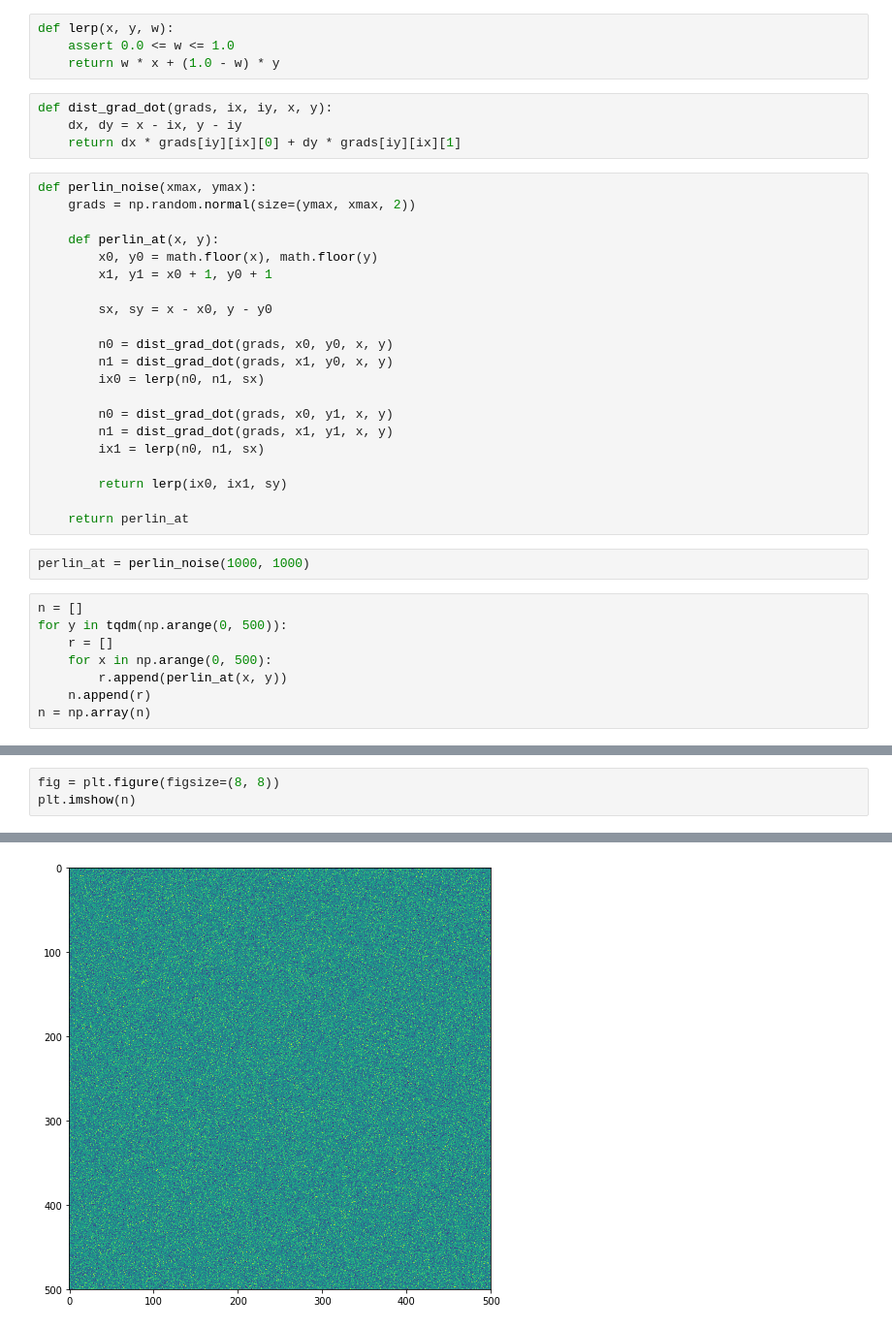
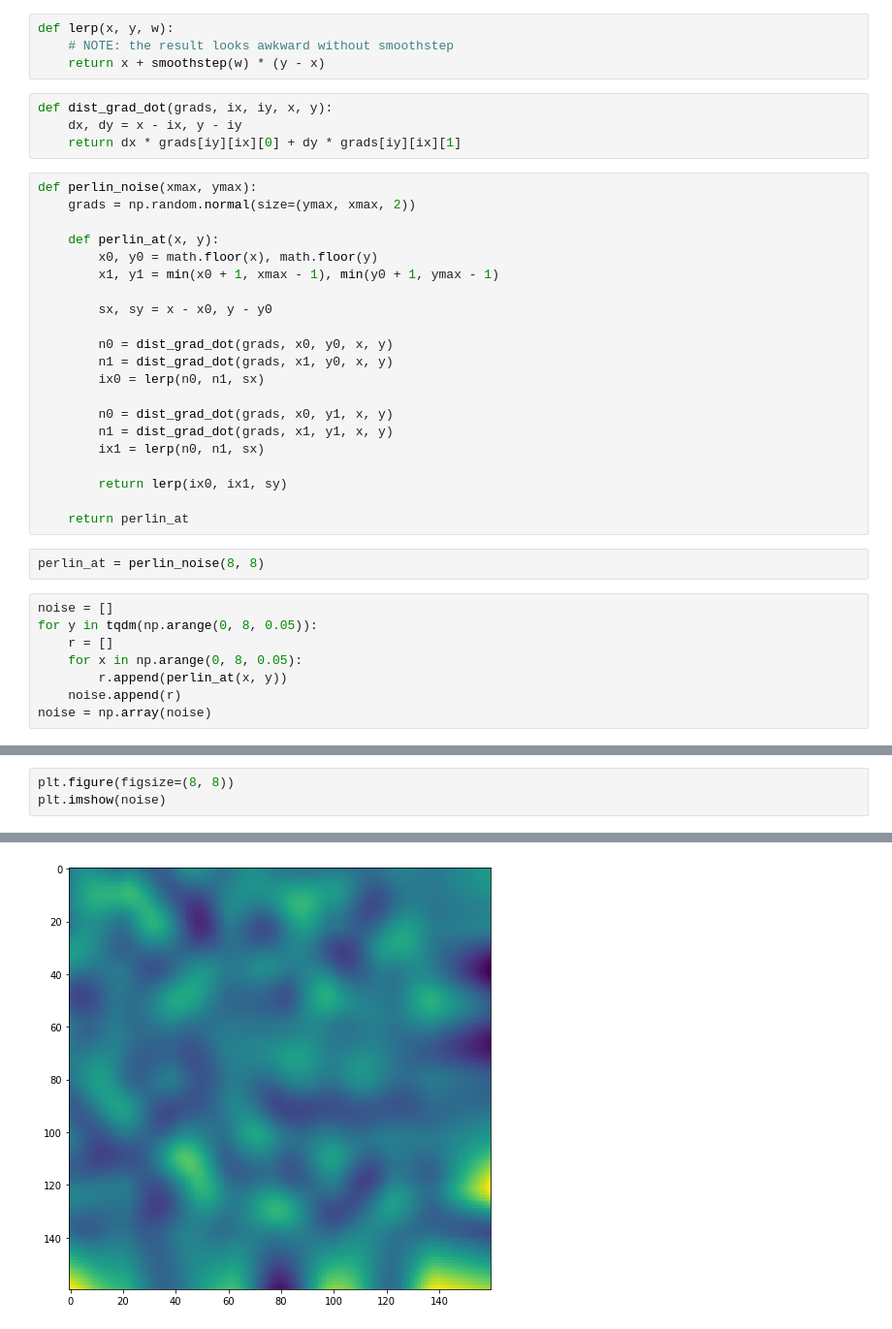
Before and after one commit to jinyeom/leuchtturm, a Jupyter notebook: Procedural Generation Algorithms/Procedural Generation Algorithms.ipynb, the cells around one changed output, grey strips where cells are left out. Shown at 97% size. Drawn from its saved outputs; the diff is of its cells as text.

Commit message:
sort of working Perlin noise

```diff
--- a/Procedural Generation Algorithms/Procedural Generation Algorithms.ipynb
+++ b/Procedural Generation Algorithms/Procedural Generation Algorithms.ipynb
@@ -22,7 +28,7 @@ From [Wikipedia](https://en.wikipedia.org/wiki/Perlin_noise),
 # %%
 def lerp(x, y, w):
-    assert 0.0 <= w <= 1.0
-    return w * x + (1.0 - w) * y
+    # NOTE: the result looks awkward without smoothstep
+    return x + smoothstep(w) * (y - x)
 # %%
 def dist_grad_dot(grads, ix, iy, x, y):
     dx, dy = x - ix, y - iy
@@ -33,7 +39,7 @@ def perlin_noise(xmax, ymax):
 
     def perlin_at(x, y):
         x0, y0 = math.floor(x), math.floor(y)
-        x1, y1 = x0 + 1, y0 + 1
+        x1, y1 = min(x0 + 1, xmax - 1), min(y0 + 1, ymax - 1)
 
         sx, sy = x - x0, y - y0
 
@@ -49,20 +55,20 @@ def perlin_noise(xmax, ymax):
 
     return perlin_at
 # %%
-perlin_at = perlin_noise(1000, 1000)
+perlin_at = perlin_noise(8, 8)
 # %%
-n = []
-for y in tqdm(np.arange(0, 500)):
+noise = []
+for y in tqdm(np.arange(0, 8, 0.05)):
     r = []
-    for x in np.arange(0, 500):
+    for x in np.arange(0, 8, 0.05):
         r.append(perlin_at(x, y))
-    n.append(r)
-n = np.array(n)
+    noise.append(r)
+noise = np.array(noise)
 # %% [output]
 [interactive output not drawn]
 # %%
-fig = plt.figure(figsize=(8, 8))
-plt.imshow(n)
+plt.figure(figsize=(8, 8))
+plt.imshow(noise)
 # %% [output]
 <matplotlib.image.AxesImage at 0x...>
-[figure, old version]
+[figure, new version]
```
Also changed, not shown: parts of 4 cells of this notebook.
